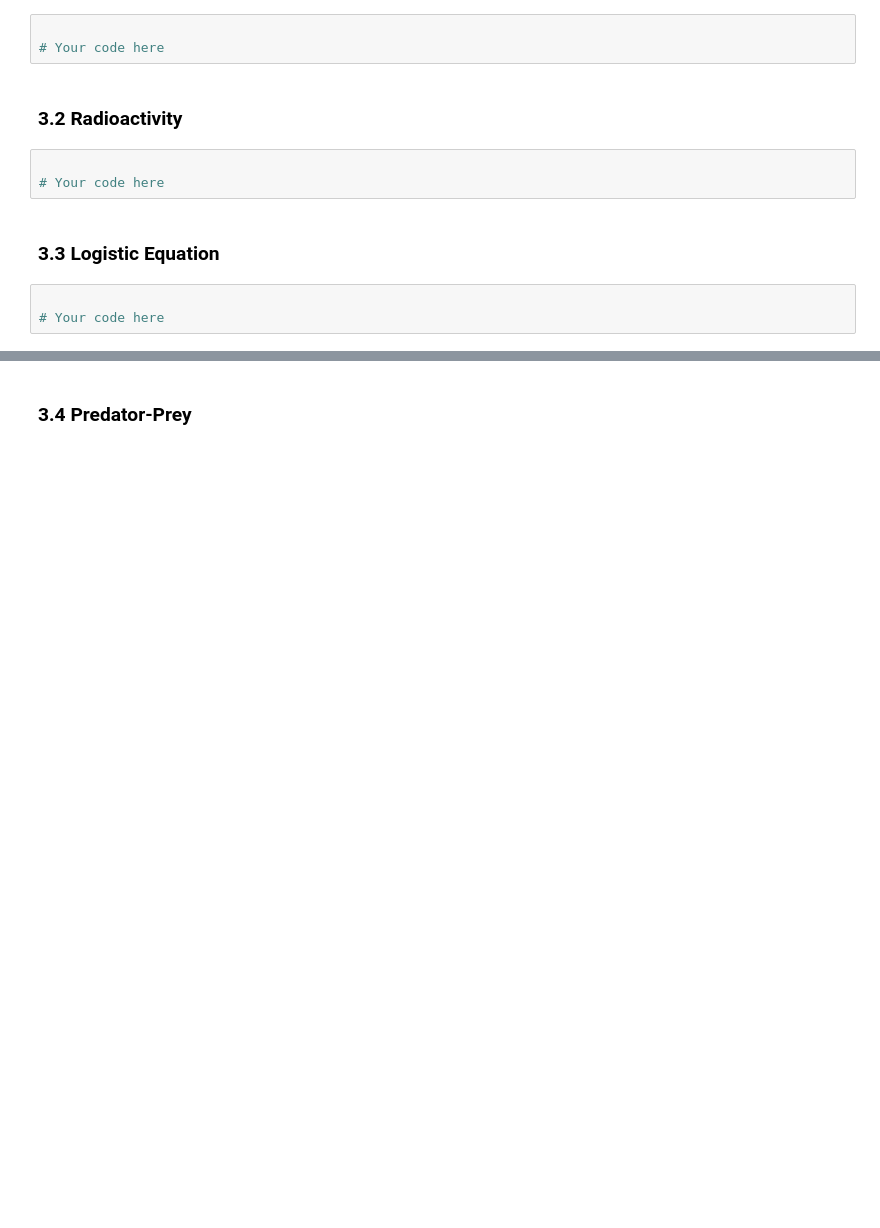
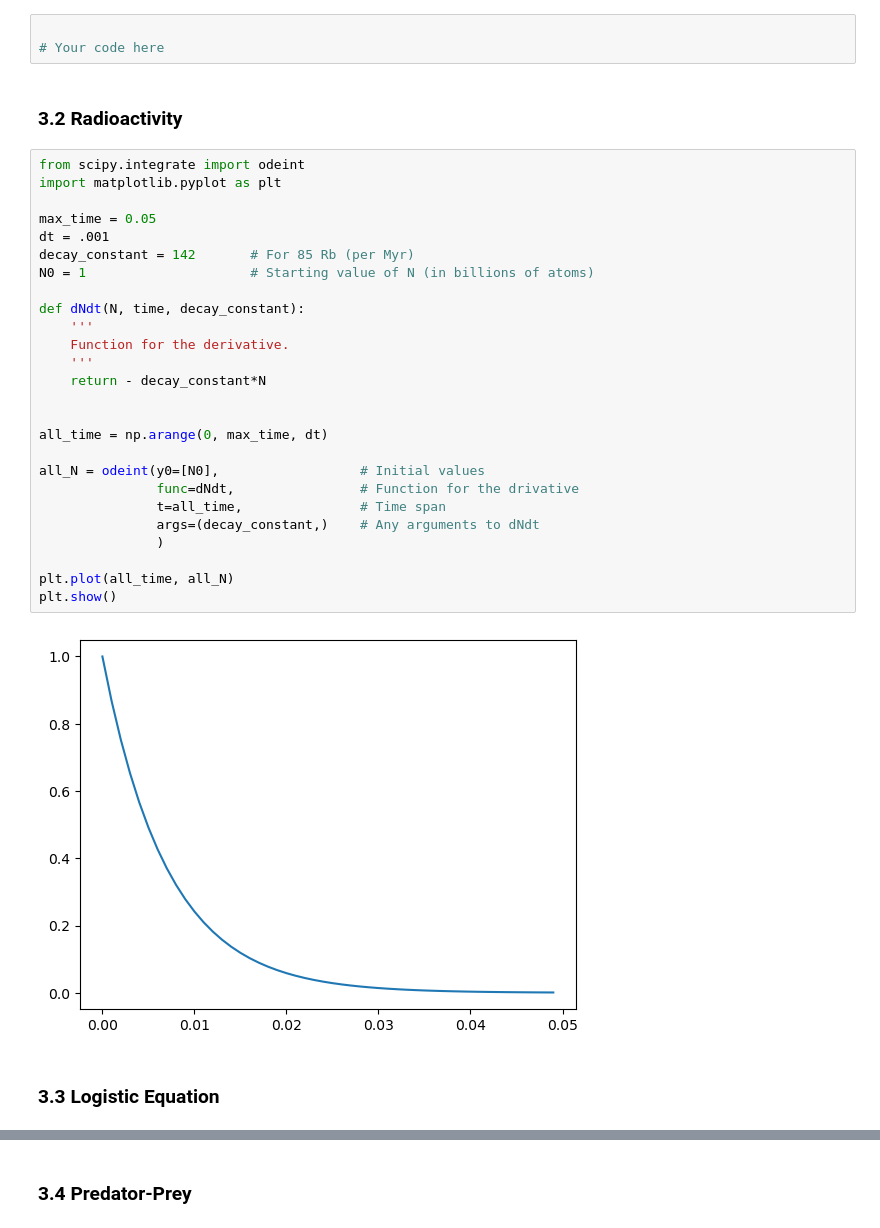
Before and after one commit to SPS-SP2273/learning-portfolio-russell-ykh, a Jupyter notebook: numerical solutions/numerical_solutions_(good).ipynb, the cells around one changed output, grey strips where cells are left out. Cells and saved outputs as stored; diff of their text form; blank space fills up the shorter version.

```diff
--- a/numerical solutions/numerical_solutions_(good).ipynb
+++ b/numerical solutions/numerical_solutions_(good).ipynb
@@ -64,10 +64,32 @@
 # %% [markdown]
 ### 3.2 Radioactivity
 # %%
+from scipy.integrate import odeint
+import matplotlib.pyplot as plt
 
-# Your code here
+max_time = 0.05
+dt = .001
+decay_constant = 142       # For 85 Rb (per Myr)
+N0 = 1                     # Starting value of N (in billions of atoms)
+
+def dNdt(N, time, decay_constant):
+    '''
+    Function for the derivative.
+    '''
+    return - decay_constant*N
+
+
+all_time = np.arange(0, max_time, dt)
+
+all_N = odeint(y0=[N0],                  # Initial values
+               func=dNdt,                # Function for the drivative
+               t=all_time,               # Time span
+               args=(decay_constant,)    # Any arguments to dNdt
+               )
+
+plt.plot(all_time, all_N)
+plt.show()
+# %% [output]
+[figure, added]
 # %% [markdown]
 ### 3.3 Logistic Equation
-# %%
-
-# Your code here
```
Also changed, not shown: parts of 3 cells of this notebook, 4 other files.
